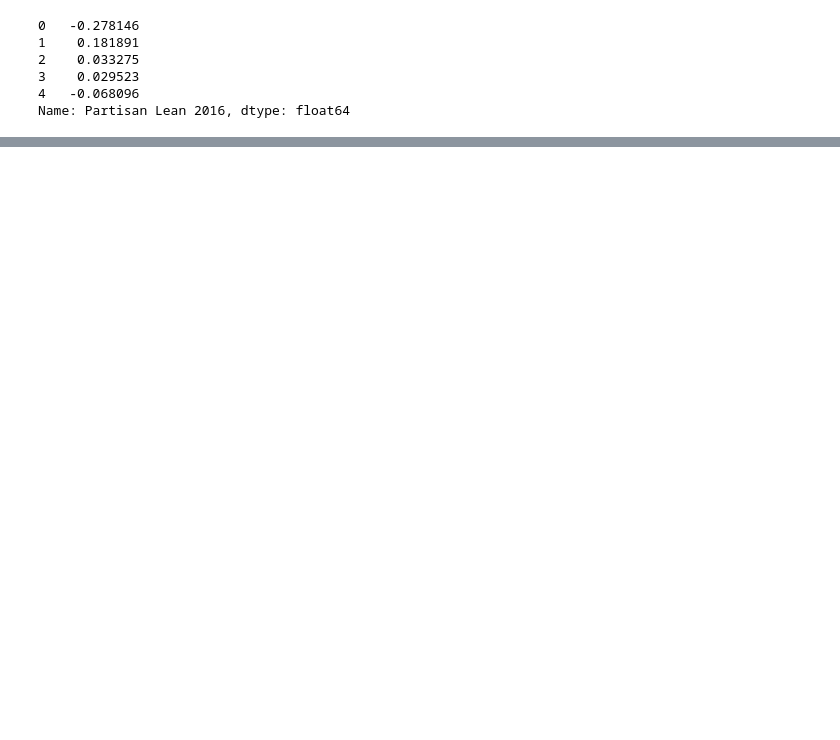
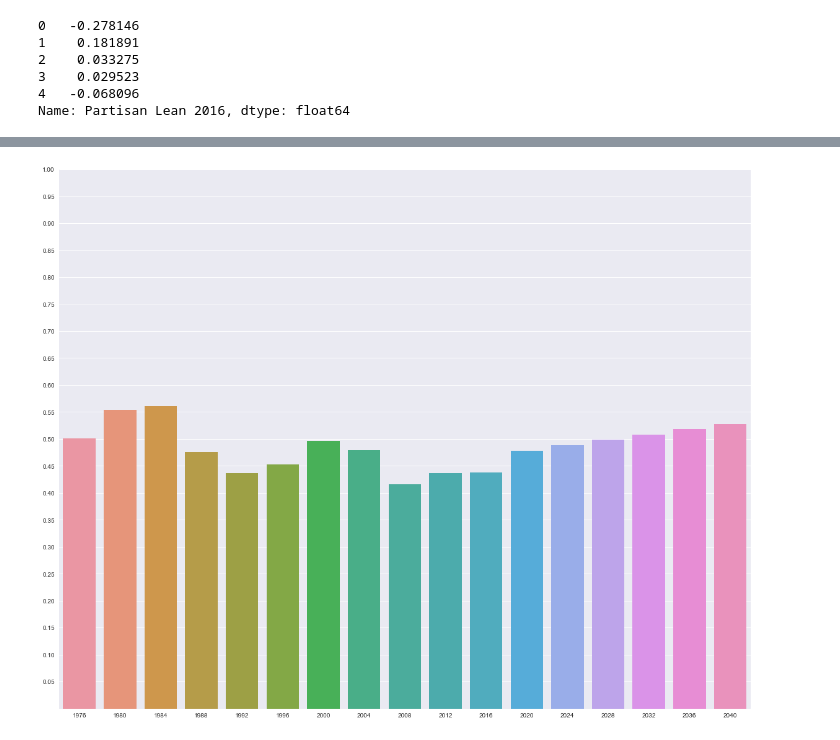
Before and after one commit to manav95/PartisanLeanRepo, a Jupyter notebook: CountyPartisanLean.ipynb, the cells around one changed output, grey strips where cells are left out. Saved outputs shown, nothing was run; the diff lists cells and outputs as text; code cells hidden in the pictures; blank space fills up the shorter version.

```diff
--- a/CountyPartisanLean.ipynb
+++ b/CountyPartisanLean.ipynb
@@ -811,13 +928,15 @@ fig.set_size_inches(20, 16)
 # %%
-ax = sns.barplot(x=list(range(1976, 2044, 4)), y=floridaRepubTotals)
+ax = sns.barplot(x=list(range(1976, 2044, 4)), y=oregonRepubTotals)
 fig = plt.gcf()
 
 yList = []
 s = 0.0
 for a in range(20):
     s += .05
     yList.append(s)
 
 ax.set_yticks(yList)
 fig.set_size_inches(20, 16)
+# %% [output]
+[figure, added]
 # %%
```
Also changed, not shown: parts of 14 cells of this notebook, 2 other files.
